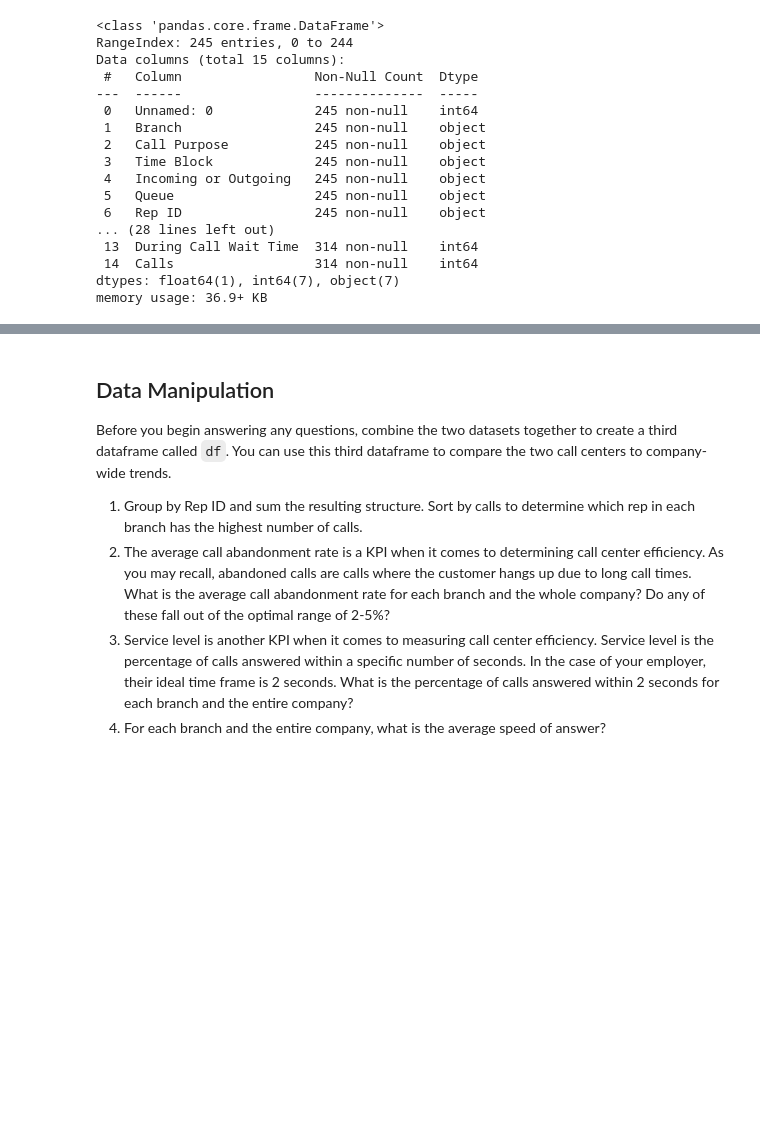
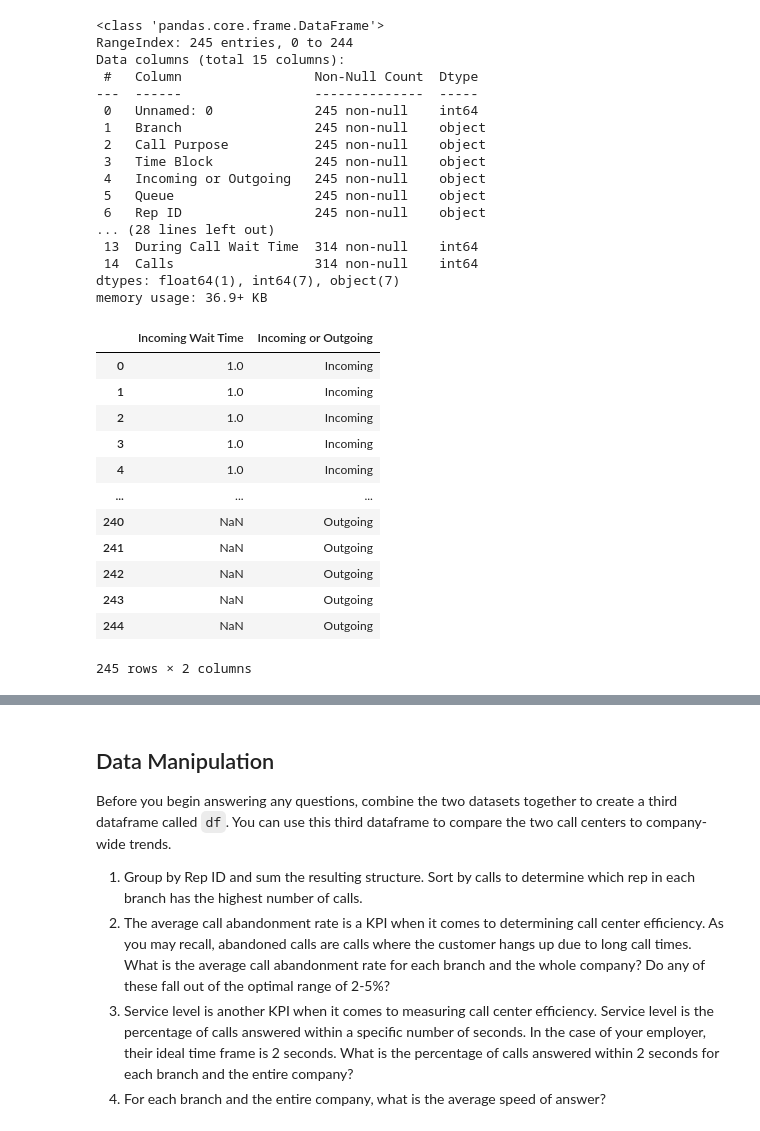
Before and after one commit to Izzy3K/call-center-cleanup-assignment, a Jupyter notebook: Call Center Cleanup.ipynb, the cells around one changed output, grey strips where cells are left out. Saved outputs shown, nothing was run; the diff lists cells and outputs as text; code cells hidden in the pictures; blank space fills up the shorter version.

```diff
--- a/Call Center Cleanup.ipynb
+++ b/Call Center Cleanup.ipynb
@@ -234,5 +234,27 @@ Data columns (total 15 columns):
  14  Calls                  314 non-null    int64
 dtypes: float64(1), int64(7), object(7)
 memory usage: 36.9+ KB
+# %%
+#Trying to answer question 1 for Data Cleaning Section. Want to isolate columns "Incoming or Outgoing [5]\
+#and "Income Wait Time" [13] to compare "outgoing" and "null" respectively.
+#n_outgoing_calls = north_df.index = [5,13] did not work
+#Df- a collection of one or several series objects
+#every column from the df is a series obj itself
+null_wait_north = north_df [['Incoming Wait Time', 'Incoming or Outgoing']]
+null_wait_north
+# %% [output]
+|  | Incoming Wait Time | Incoming or Outgoing |
+| 0 | 1.0 | Incoming |
+| 1 | 1.0 | Incoming |
+| 2 | 1.0 | Incoming |
+| 3 | 1.0 | Incoming |
+| 4 | 1.0 | Incoming |
+| ... | ... | ... |
+| 240 | NaN | Outgoing |
+| 241 | NaN | Outgoing |
+| 242 | NaN | Outgoing |
+| 243 | NaN | Outgoing |
+| 244 | NaN | Outgoing |
+245 rows × 2 columns
 # %%
 # Clean your data here
```
Also changed, not shown: parts of 16 cells of this notebook.
